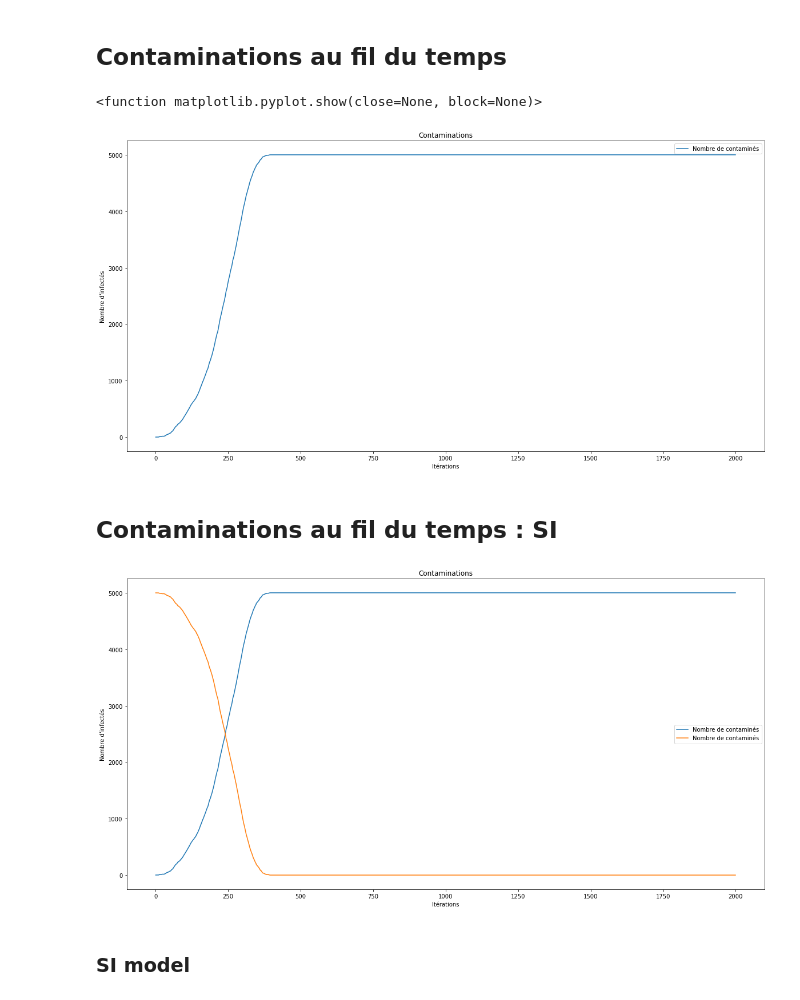
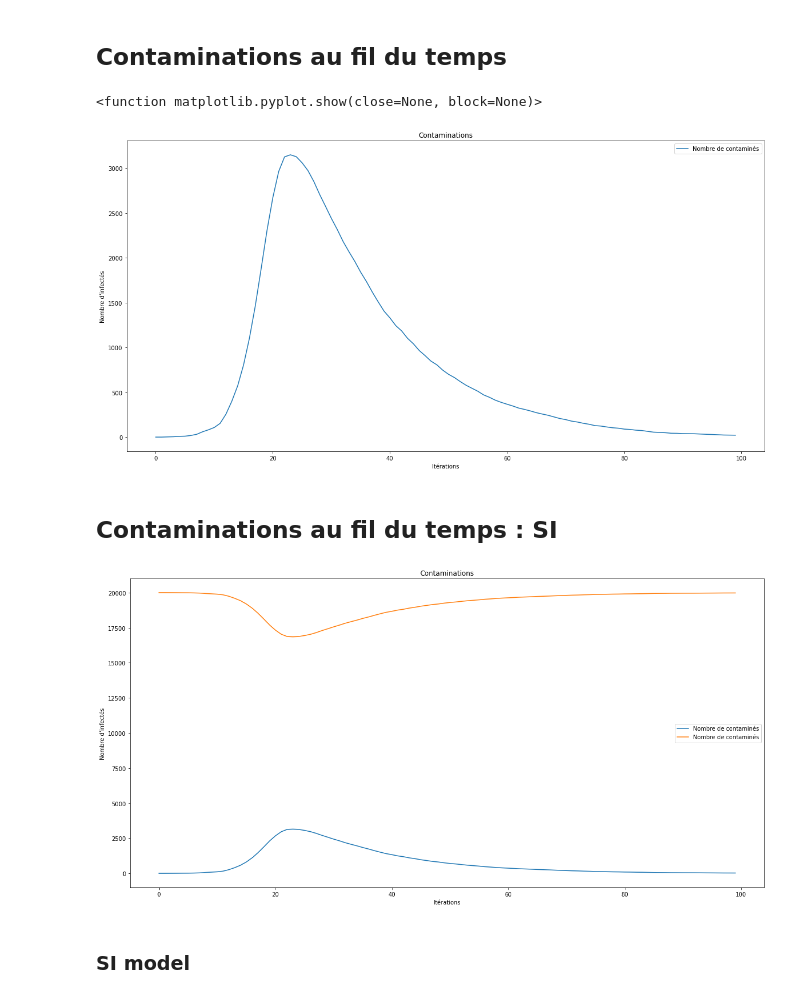
Before and after one commit to maximepasquier/Diversity, a Jupyter notebook: Python/mesures.ipynb, the cells around one changed output. Cells and saved outputs as stored; diff of their text form; code cells hidden in the pictures.

```diff
--- a/Python/mesures.ipynb
+++ b/Python/mesures.ipynb
@@ -7,7 +7,8 @@ import math
 ## Path
 Chemin au dossier de la simulation
 # %%
-path = "/home/maxime/Documents/Automate_Cellulaire/Diversity/Simulations/SIR_Reference"
+#path = "/home/maxime/Documents/Automate_Cellulaire/Diversity/Simulations/SI_Reference"
+path = "/home/maxime/Documents/Automate_Cellulaire/Diversity/Simulations/SIR_Reference/1"
 # %% [markdown]
 ## Temps d'exécutions (ms)
 # %%
@@ -28,24 +29,24 @@ plt.ylabel("Nombre d'infectés")
 plt.show
 # %% [output]
 <function matplotlib.pyplot.show(close=None, block=None)>
-[figure, old version]
+[figure, new version]
 # %% [markdown]
 ## Contaminations au fil du temps : SI
 # %%
-nombre_individus = 5000
+nombre_individus = 20000
 
 contamine = pd.read_csv(path + "/data_csv/m_nombre_contamine.csv", dtype=int)
 ax = contamine.plot(figsize=(20, 10))
 plt.title("Contaminations")
 nombre_individus = nombre_individus - contamine
 nombre_individus.plot(ax = ax)
 plt.xlabel("Itérations")
 plt.ylabel("Nombre d'infectés")
 plt.show
 
 plt.savefig('contaminations.png', dpi=300, bbox_inches='tight')
 # %% [output]
-[figure, old version]
+[figure, new version]
 # %% [markdown]
 ### SI model
 # %%
```
Also changed, not shown: parts of 10 cells of this notebook, 12 other files.
